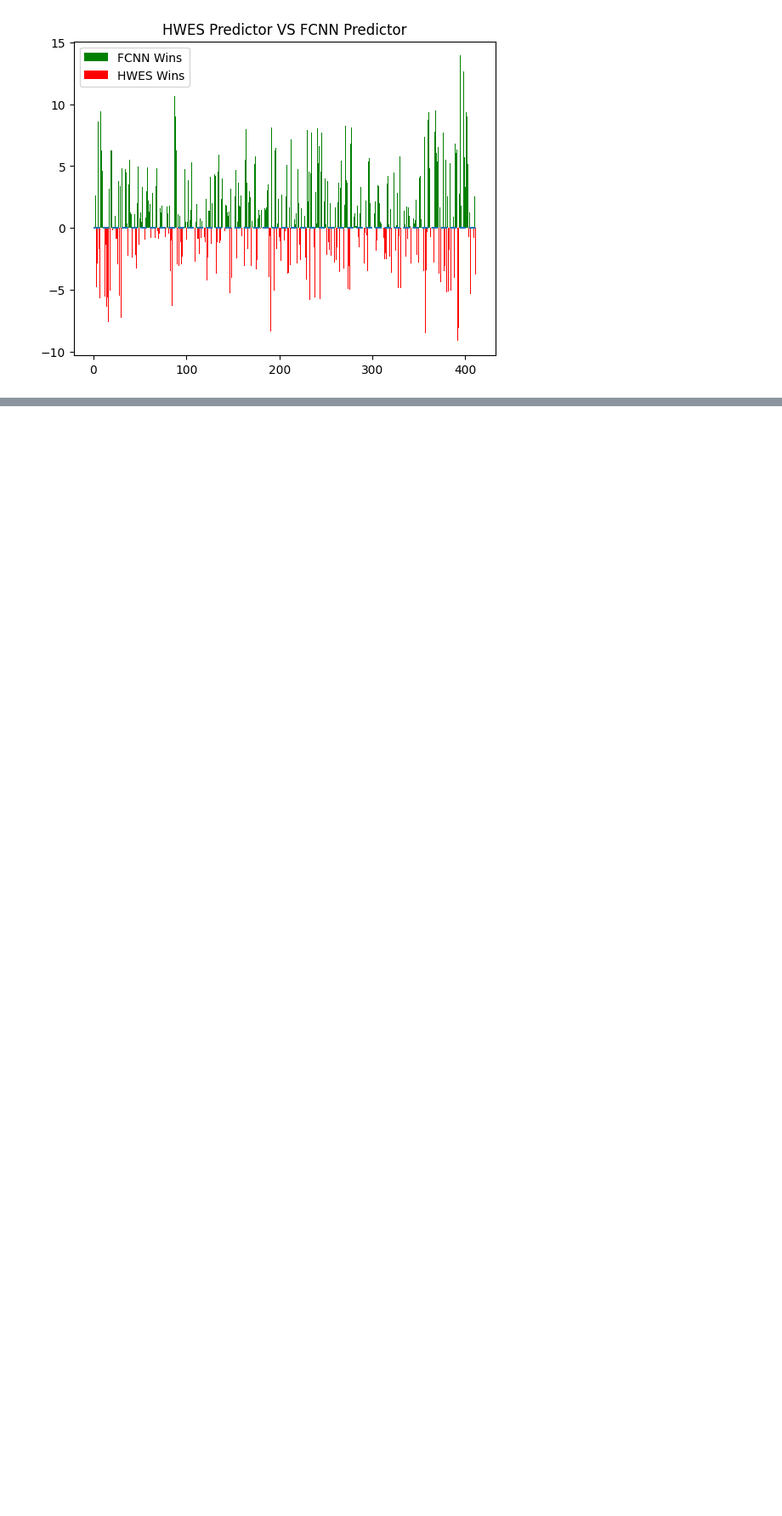
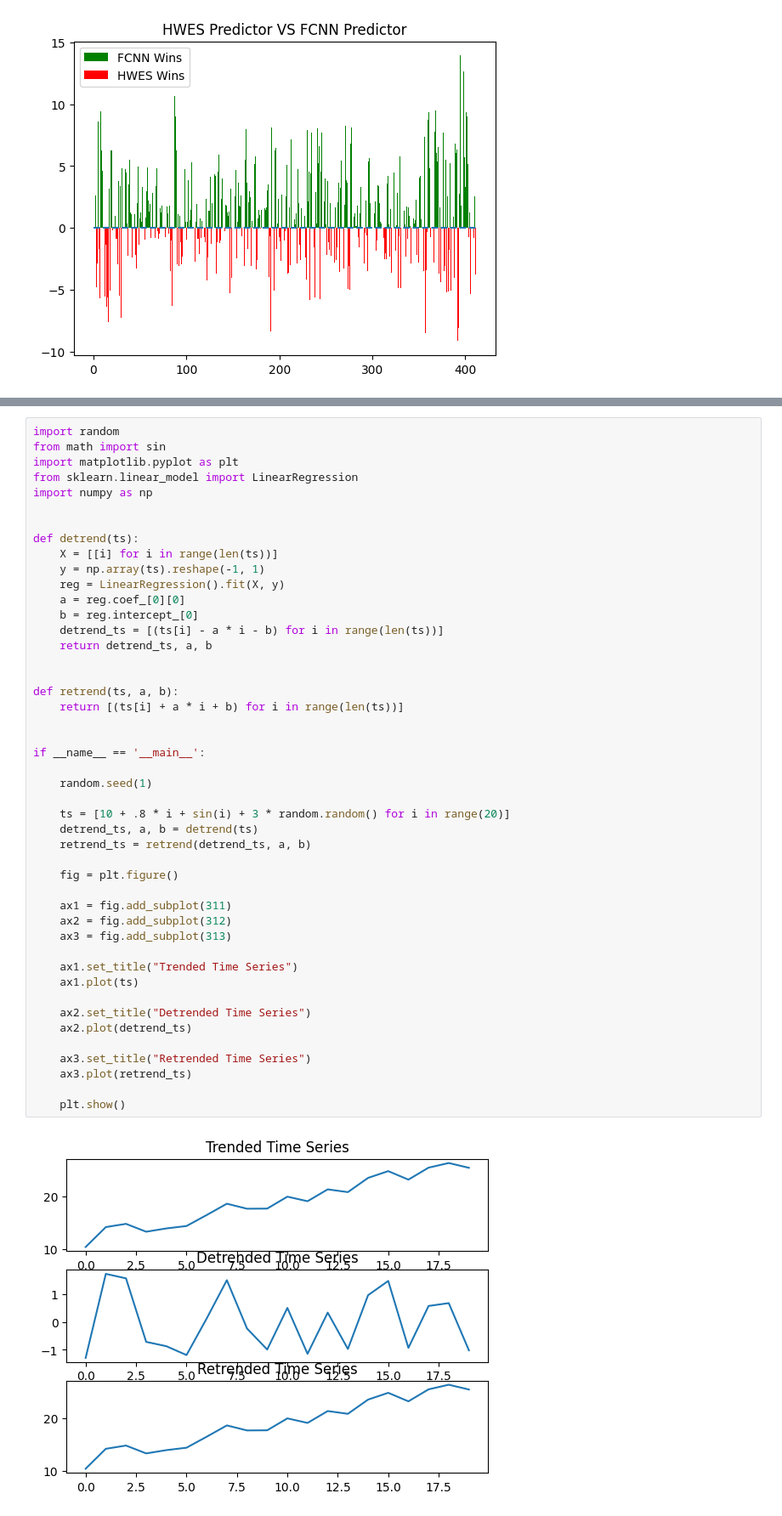
Before and after one commit to jorgeerodriguez/FinOps_AWS, a Jupyter notebook: TimeSeries_ML.ipynb, the cells around one changed output, grey strips where cells are left out. Shown at 85% size. Drawn from its saved outputs; the diff is of its cells as text; blank space fills up the shorter version.

```diff
--- a/TimeSeries_ML.ipynb
+++ b/TimeSeries_ML.ipynb
@@ -794,0 +859,48 @@ HWES Loss: 59.23703127724627
+# %%
+import random
+from math import sin
+import matplotlib.pyplot as plt
+from sklearn.linear_model import LinearRegression
+import numpy as np
+
+
+def detrend(ts):
+    X = [[i] for i in range(len(ts))]
+    y = np.array(ts).reshape(-1, 1)
+    reg = LinearRegression().fit(X, y)
+    a = reg.coef_[0][0]
+    b = reg.intercept_[0]
+    detrend_ts = [(ts[i] - a * i - b) for i in range(len(ts))]
+    return detrend_ts, a, b
+
+
+def retrend(ts, a, b):
+    return [(ts[i] + a * i + b) for i in range(len(ts))]
+
+
+if __name__ == '__main__':
+
+    random.seed(1)
+
+    ts = [10 + .8 * i + sin(i) + 3 * random.random() for i in range(20)]
+    detrend_ts, a, b = detrend(ts)
+    retrend_ts = retrend(detrend_ts, a, b)
+
+    fig = plt.figure()
+
+    ax1 = fig.add_subplot(311)
+    ax2 = fig.add_subplot(312)
+    ax3 = fig.add_subplot(313)
+
+    ax1.set_title("Trended Time Series")
+    ax1.plot(ts)
+
+    ax2.set_title("Detrended Time Series")
+    ax2.plot(detrend_ts)
+
+    ax3.set_title("Retrended Time Series")
+    ax3.plot(retrend_ts)
+
+    plt.show()
+# %% [output]
+[figure, added]
```
Also changed, not shown: parts of 10 cells of this notebook, 3 other files.
